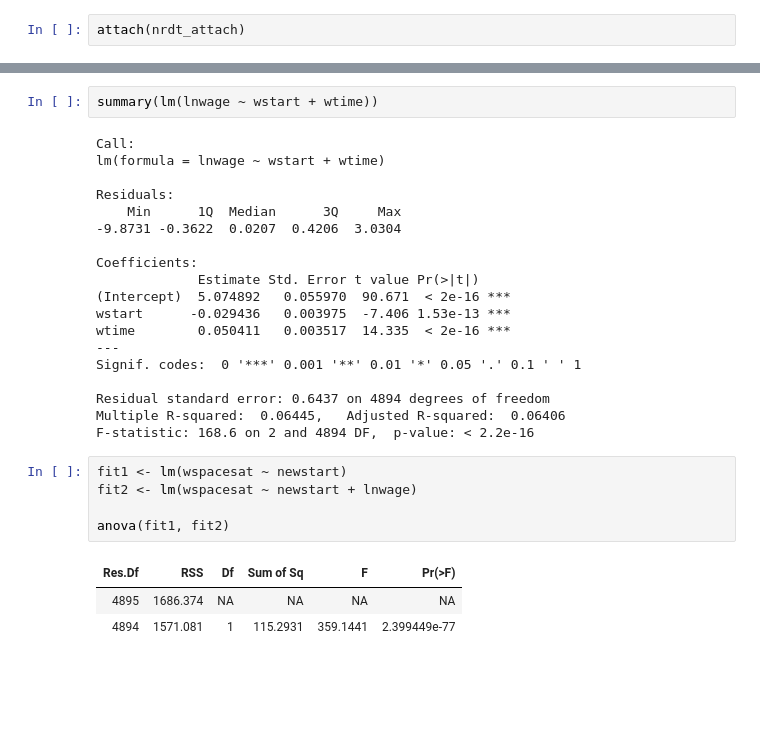
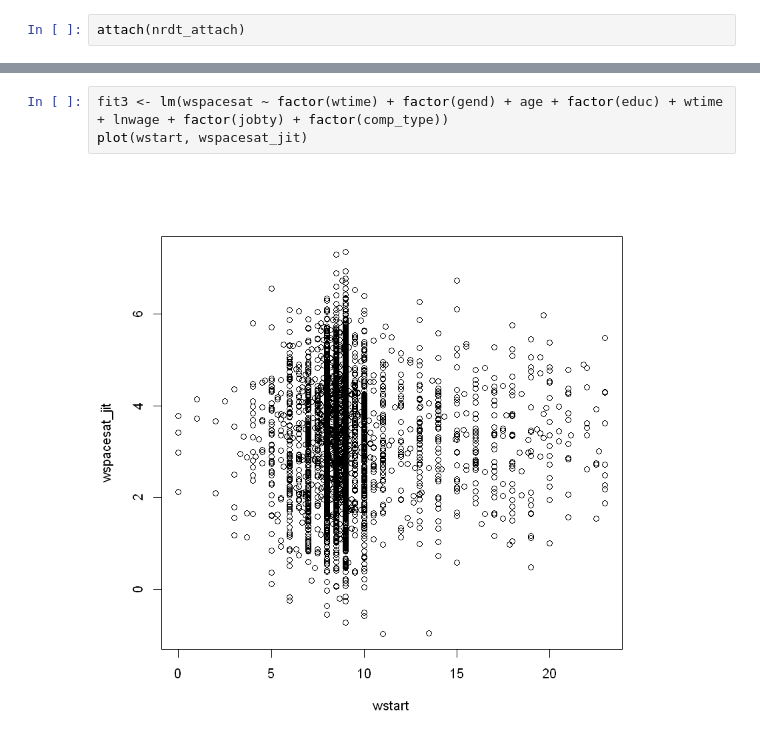
Before and after one commit to euneestella/khu_sda_project, a Jupyter notebook: data_analysis.ipynb, the cells around one changed output, grey strips where cells are left out. Drawn from its saved outputs; the diff is of its cells as text; blank space fills up the shorter version.

```diff
--- a/data_analysis.ipynb
+++ b/data_analysis.ipynb
@@ -403,30 +39,5 @@ F-statistic: 126.4 on 1 and 4895 DF,  p-value: < 2.2e-16
-# %%
-summary(lm(lnwage ~ wstart + wtime))
-# %% [output]
-Call:
-lm(formula = lnwage ~ wstart + wtime)
-
-Residuals:
-    Min      1Q  Median      3Q     Max
--9.8731 -0.3622  0.0207  0.4206  3.0304
-
-Coefficients:
-             Estimate Std. Error t value Pr(>|t|)
-(Intercept)  5.074892   0.055970  90.671  < 2e-16 ***
-wstart      -0.029436   0.003975  -7.406 1.53e-13 ***
-wtime        0.050411   0.003517  14.335  < 2e-16 ***
----
-Signif. codes:  0 '***' 0.001 '**' 0.01 '*' 0.05 '.' 0.1 ' ' 1
-
-Residual standard error: 0.6437 on 4894 degrees of freedom
-Multiple R-squared:  0.06445,   Adjusted R-squared:  0.06406
-F-statistic: 168.6 on 2 and 4894 DF,  p-value: < 2.2e-16
-# %%
-fit1 <- lm(wspacesat ~ newstart)
-fit2 <- lm(wspacesat ~ newstart + lnwage)
-
-anova(fit1, fit2)
-# %% [output]
-| Res.Df | RSS | Df | Sum of Sq | F | Pr(>F) |
-| 4895 | 1686.374 | NA | NA | NA | NA |
-| 4894 | 1571.081 | 1 | 115.2931 | 359.1441 | 2.399449e-77 |
+# %%
+fit3 <- lm(wspacesat ~ factor(wtime) + factor(gend) + age + factor(educ) + wtime + lnwage + factor(jobty) + factor(comp_type))
+plot(wstart, wspacesat_jit)
+# %% [output]
+[figure, added]
```
Also changed, not shown: parts of 56 cells of this notebook, 2 other files.
